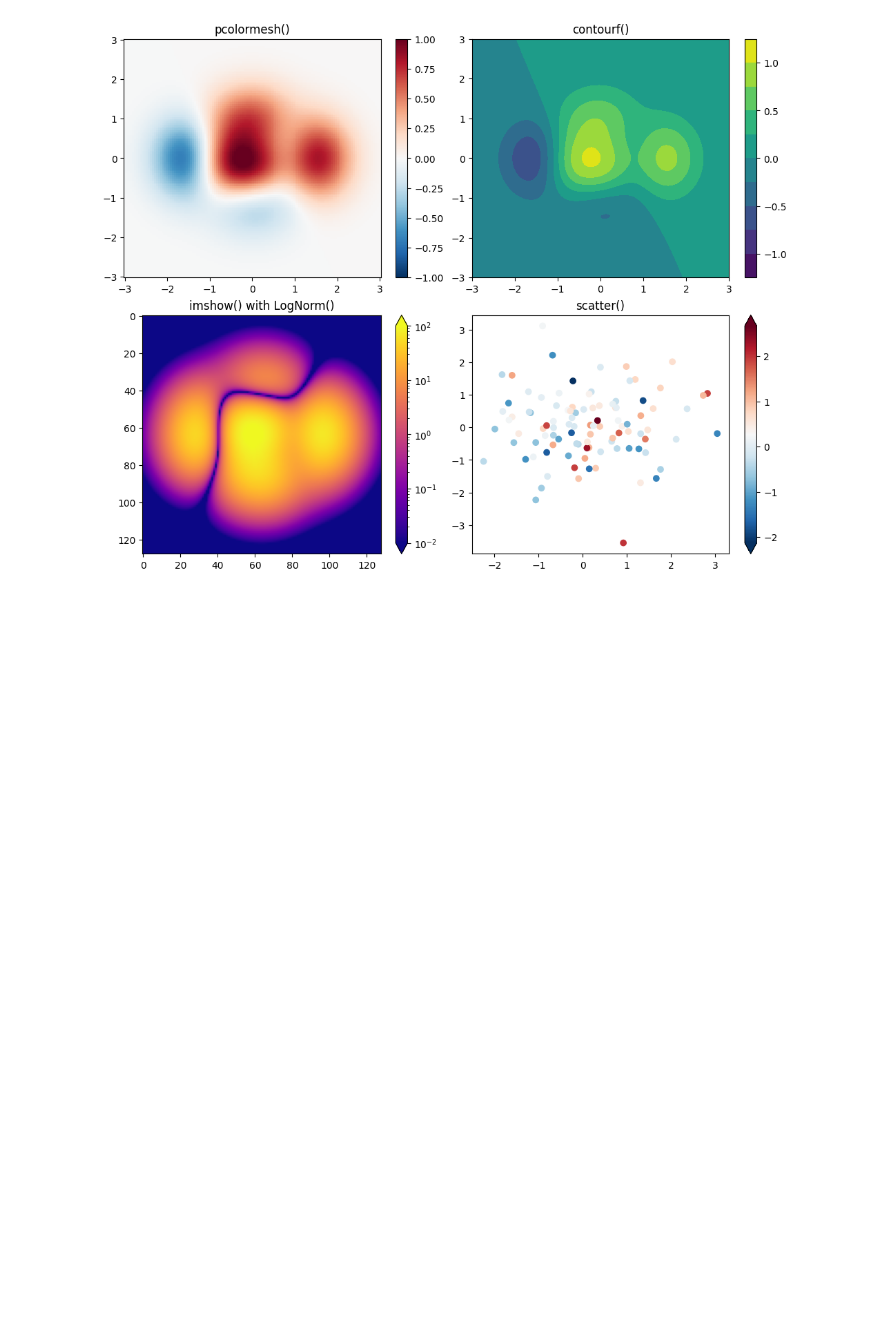
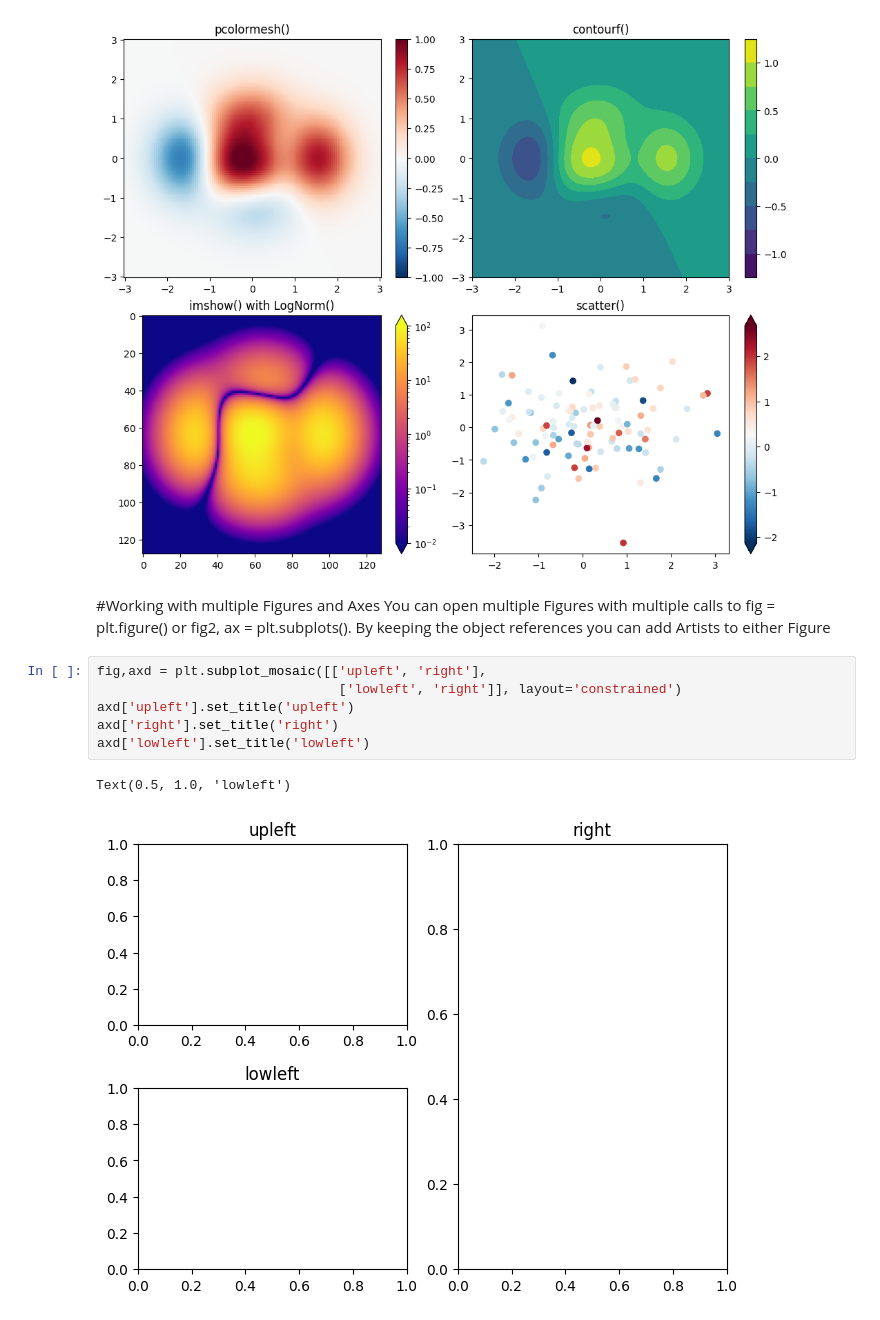
Before and after one commit to Dheemant-12/matplotlib-from-documentation, a Jupyter notebook: ConceptsofMatplotlib.ipynb, the cells around one changed output. Cells and saved outputs as stored; diff of their text form; blank space fills up the shorter version.

```diff
--- a/ConceptsofMatplotlib.ipynb
+++ b/ConceptsofMatplotlib.ipynb
@@ -318,3 +320,15 @@ axs[1, 1].set_title('scatter()')
 plt.show()
 # %% [output]
 [figure]
+# %% [markdown]
+#Working with multiple Figures and Axes
+You can open multiple Figures with multiple calls to fig = plt.figure() or fig2, ax = plt.subplots(). By keeping the object references you can add Artists to either Figure
+# %%
+fig,axd = plt.subplot_mosaic([['upleft', 'right'],
+                               ['lowleft', 'right']], layout='constrained')
+axd['upleft'].set_title('upleft')
+axd['right'].set_title('right')
+axd['lowleft'].set_title('lowleft')
+# %% [output]
+Text(0.5, 1.0, 'lowleft')
+[figure, added]
```
Also changed, not shown: parts of 1 cell of this notebook.
